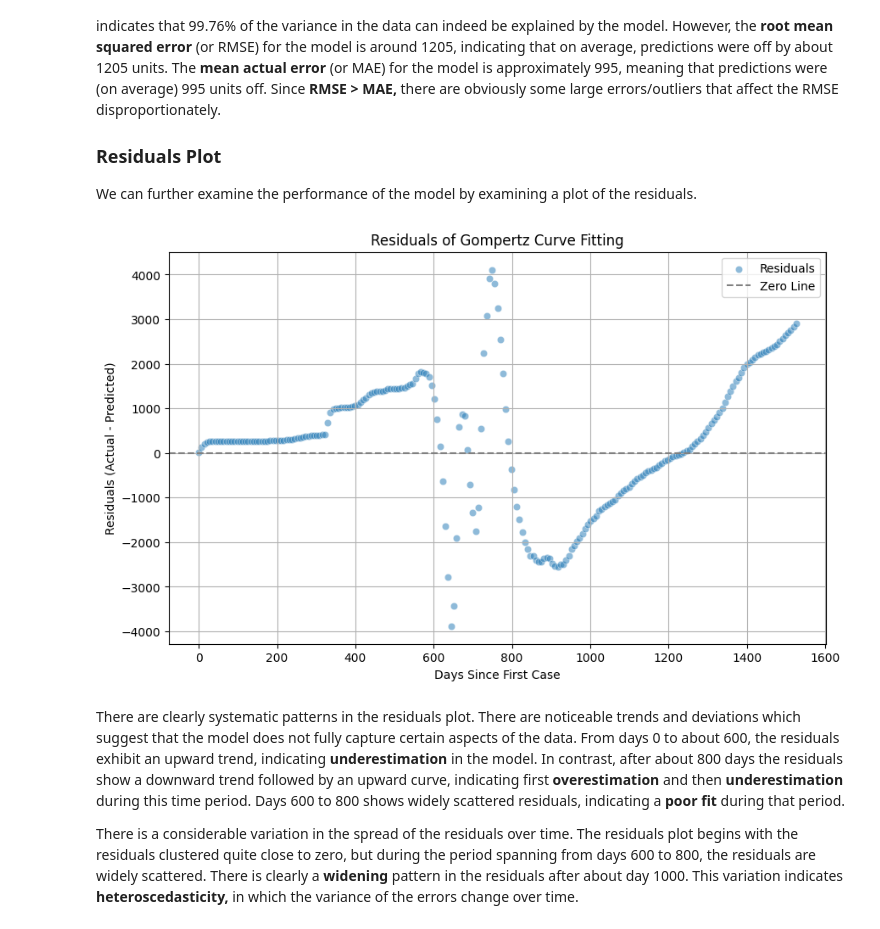
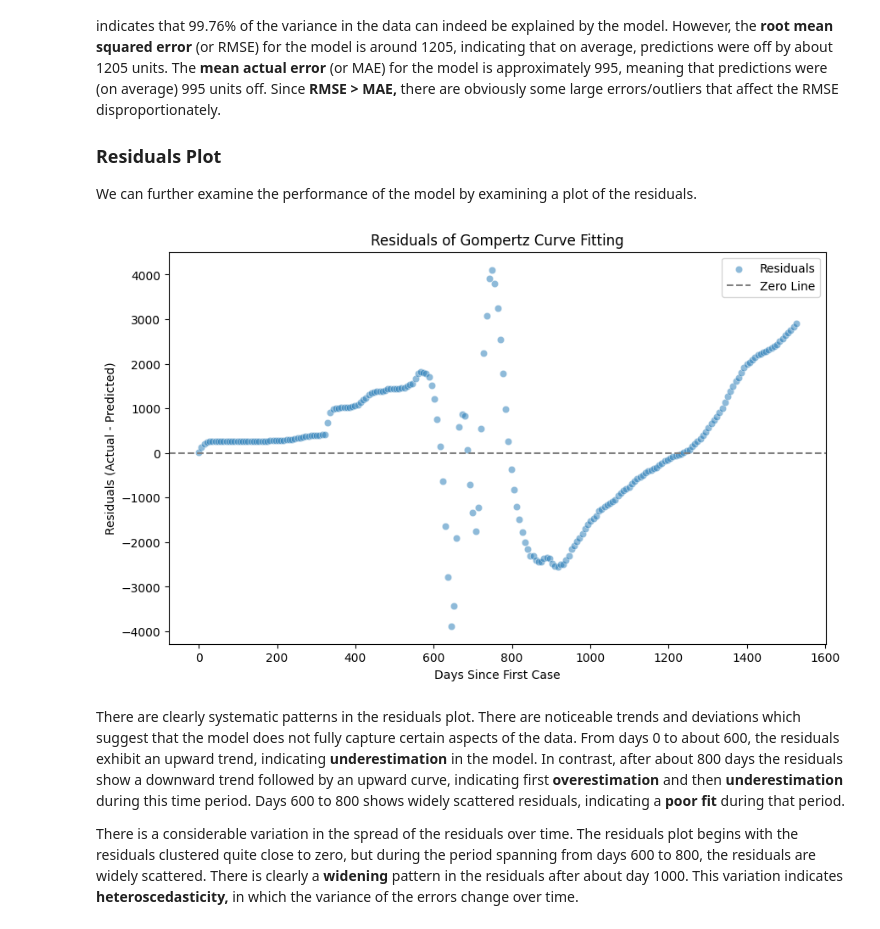
Before and after one commit to sa0v/COVID, a Jupyter notebook: COVID.ipynb, the cells around one changed output. Cells and saved outputs as stored; diff of their text form; code cells hidden in the pictures.

```diff
--- a/COVID.ipynb
+++ b/COVID.ipynb
@@ -374,24 +374,24 @@ We can further examine the performance of the model by examining a plot of the r
 # %%
 import matplotlib.pyplot as plt
 import seaborn as sns
 import numpy as np
 
 # Assuming you already have the Gompertz fitted values stored in 'X_train['fitted_cases']'
 # Calculate the residuals
 residuals = data['totalcases'] - data['fitted_cases']
 
 # Plot the residuals
 plt.figure(figsize=(10, 6))
 sns.scatterplot(x=data['days'], y=residuals, color='tab:blue', label='Residuals',alpha=0.5)
 plt.axhline(y=0, color='gray', linestyle='--', label='Zero Line')  # Zero line reference
 plt.title("Residuals of Gompertz Curve Fitting")
 plt.xlabel("Days Since First Case")
 plt.ylabel("Residuals (Actual - Predicted)")
 plt.legend()
-plt.grid(True)
+plt.grid(False)
 plt.show()
 # %% [output]
-[figure, old version]
+[figure, new version]
 # %% [markdown]
 There are clearly systematic patterns in the residuals plot. There are noticeable trends and deviations which suggest that the model does not fully capture certain aspects of the data. From days 0 to about 600, the residuals exhibit an upward trend, indicating **underestimation** in the model. In contrast, after about 800 days the residuals show a downward trend followed by an upward curve, indicating first **overestimation** and then **underestimation** during this time period. Days 600 to 800 shows widely scattered residuals, indicating a **poor fit** during that period.
 
```
Also changed, not shown: parts of 1 cell of this notebook.
